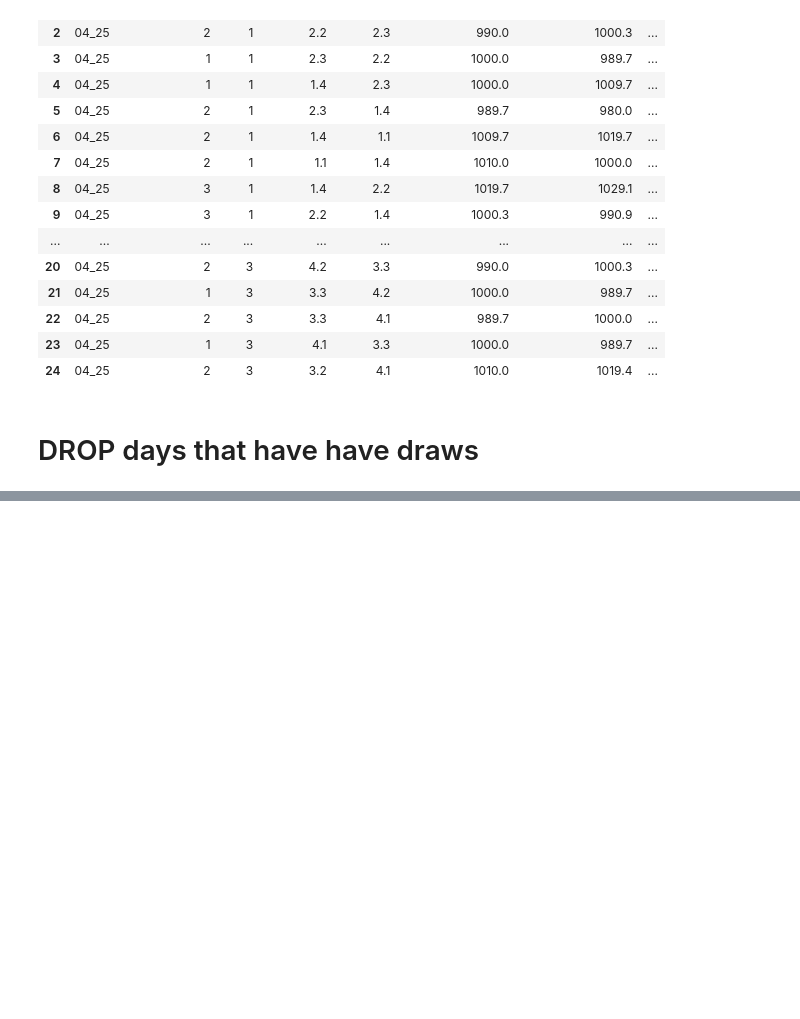
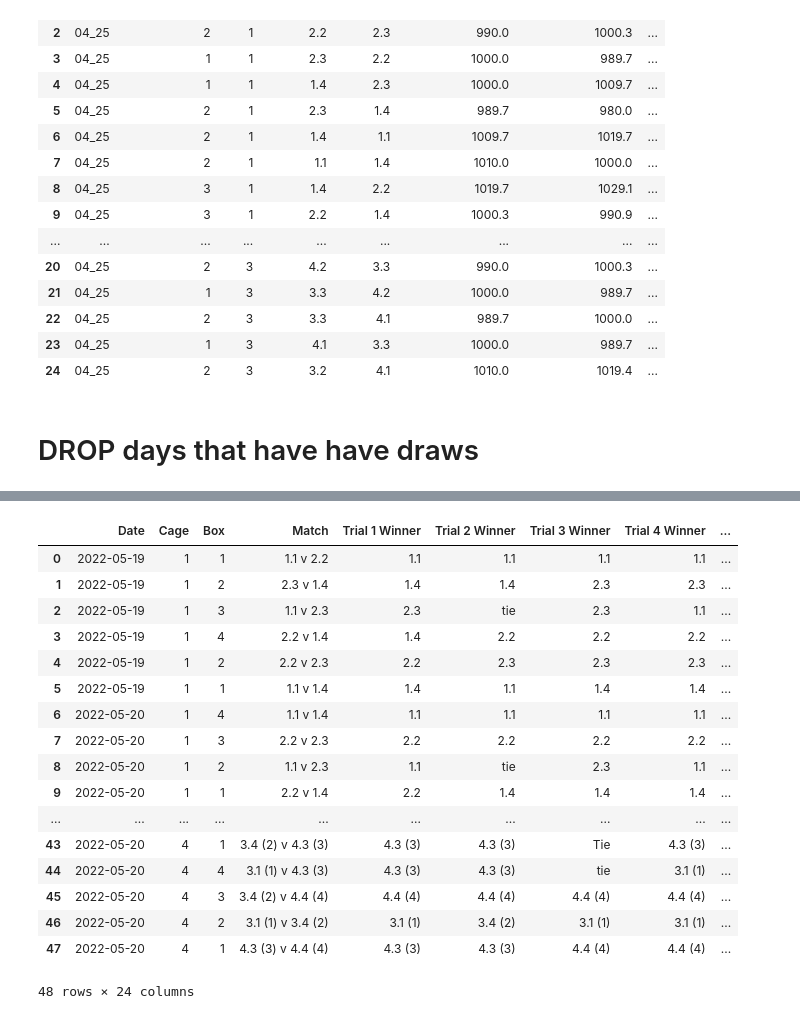
Before and after one commit to padillacoreanolab/literature_review_processing, a Jupyter notebook: results/elo_score_testing/elo_score_testing.ipynb, the cells around one changed output, grey strips where cells are left out. Cells and saved outputs as stored; diff of their text form; code cells hidden in the pictures; blank space fills up the shorter version.

Commit message:
nb: home cage observations

```diff
--- a/results/elo_score_testing/elo_score_testing.ipynb
+++ b/results/elo_score_testing/elo_score_testing.ipynb
@@ -358,0 +620,2 @@ elo_score_df.to_csv("./proc/id_to_date_elo_score.csv")
+# %%
+reward_competition_df = pd.read_excel("../../data/Pilot of Pilot - Reward Competition Video Scoring Assignments.xlsx", sheet_name="Master Master")
@@ -358,0 +642,46 @@ elo_score_df.to_csv("./proc/id_to_date_elo_score.csv")
+# %%
+columns_to_keep = ['Date ',
+ 'Cage',
+ 'Box',
+ 'Match',
+ 'Trial 1 Winner',
+ 'Trial 2 Winner',
+ 'Trial 3 Winner',
+ 'Trial 4 Winner',
+ 'Trial 5 Winner',
+ 'Trial 6 Winner',
+ 'Trial 7 Winner',
+ 'Trial 8 Winner',
+ 'Trial 9 Winner',
+ 'Trial 10 Winner',
+ 'Trial 11 Winner',
+ 'Trial 12 Winner',
+ 'Trial 13 Winner',
+ 'Trial 14 Winner',
+ 'Trial 15 Winner',
+ 'Trial 16 Winner',
+ 'Trial 17 Winner',
+ 'Trial 18 Winner',
+ 'Trial 19 Winner',
+ 'Trial 20 Winner']
+# %%
+reward_competition_df[columns_to_keep]
+# %% [output]
+|  | Date | Cage | Box | Match | Trial 1 Winner | Trial 2 Winner | Trial 3 Winner | Trial 4 Winner | ... |
+| 0 | 2022-05-19 | 1 | 1 | 1.1 v 2.2 | 1.1 | 1.1 | 1.1 | 1.1 | ... |
+| 1 | 2022-05-19 | 1 | 2 | 2.3 v 1.4 | 1.4 | 1.4 | 2.3 | 2.3 | ... |
+| 2 | 2022-05-19 | 1 | 3 | 1.1 v 2.3 | 2.3 | tie | 2.3 | 1.1 | ... |
+| 3 | 2022-05-19 | 1 | 4 | 2.2 v 1.4 | 1.4 | 2.2 | 2.2 | 2.2 | ... |
+| 4 | 2022-05-19 | 1 | 2 | 2.2 v 2.3 | 2.2 | 2.3 | 2.3 | 2.3 | ... |
+| 5 | 2022-05-19 | 1 | 1 | 1.1 v 1.4 | 1.4 | 1.1 | 1.4 | 1.4 | ... |
+| 6 | 2022-05-20 | 1 | 4 | 1.1 v 1.4 | 1.1 | 1.1 | 1.1 | 1.1 | ... |
+| 7 | 2022-05-20 | 1 | 3 | 2.2 v 2.3 | 2.2 | 2.2 | 2.2 | 2.2 | ... |
+| 8 | 2022-05-20 | 1 | 2 | 1.1 v 2.3 | 1.1 | tie | 2.3 | 1.1 | ... |
+| 9 | 2022-05-20 | 1 | 1 | 2.2 v 1.4 | 2.2 | 1.4 | 1.4 | 1.4 | ... |
+| ... | ... | ... | ... | ... | ... | ... | ... | ... | ... |
+| 43 | 2022-05-20 | 4 | 1 | 3.4 (2) v 4.3 (3) | 4.3 (3) | 4.3 (3) | Tie | 4.3 (3) | ... |
+| 44 | 2022-05-20 | 4 | 4 | 3.1 (1) v 4.3 (3) | 4.3 (3) | 4.3 (3) | tie | 3.1 (1) | ... |
+| 45 | 2022-05-20 | 4 | 3 | 3.4 (2) v 4.4 (4) | 4.4 (4) | 4.4 (4) | 4.4 (4) | 4.4 (4) | ... |
+| 46 | 2022-05-20 | 4 | 2 | 3.1 (1) v 3.4 (2) | 3.1 (1) | 3.4 (2) | 3.1 (1) | 3.1 (1) | ... |
+| 47 | 2022-05-20 | 4 | 1 | 4.3 (3) v 4.4 (4) | 4.3 (3) | 4.3 (3) | 4.4 (4) | 4.4 (4) | ... |
+48 rows × 24 columns
```
Also changed, not shown: parts of 51 cells of this notebook.
